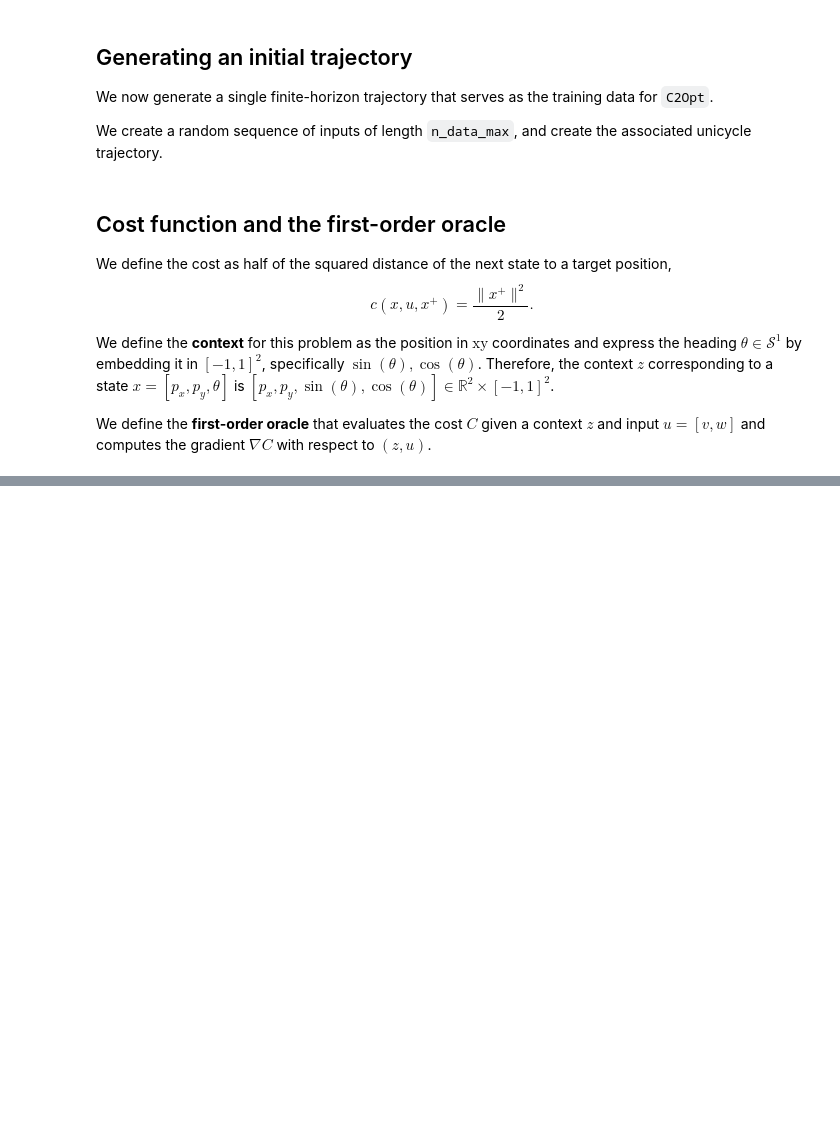
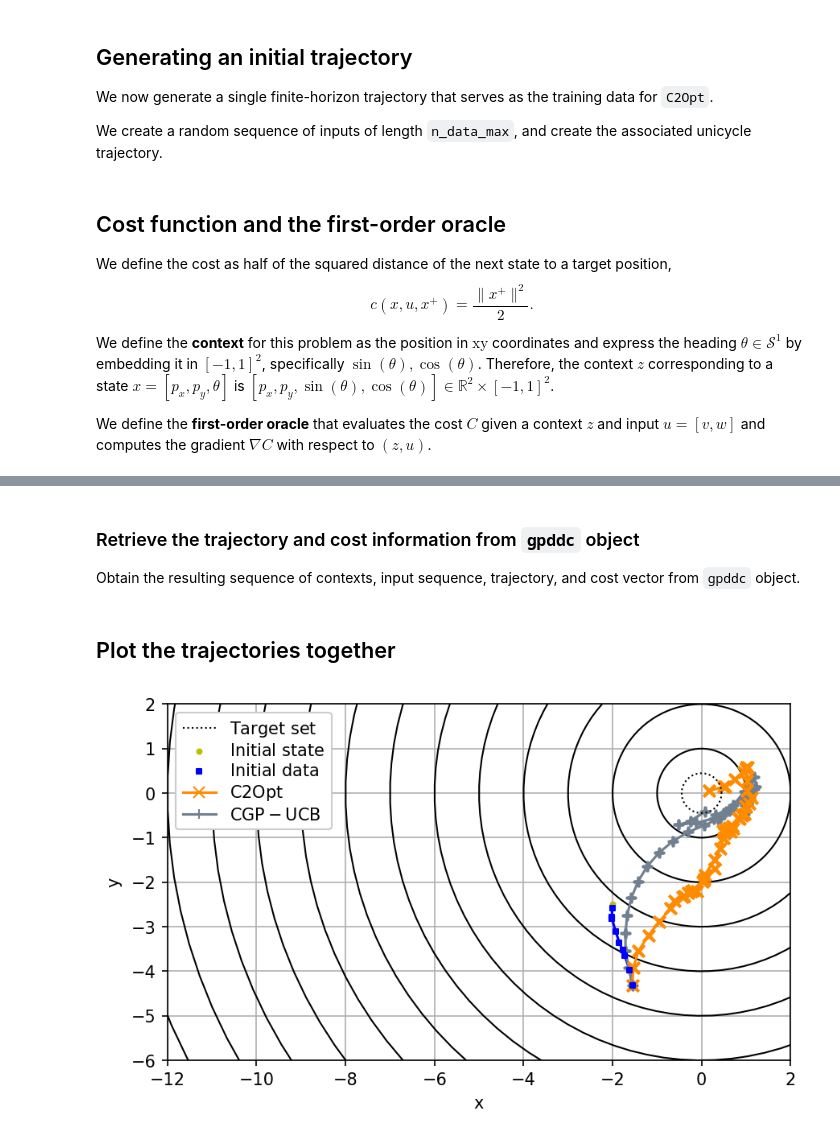
Before and after one commit to abyvinod/ACC2020_C2Opt, a Jupyter notebook: C2Opt.ipynb, the cells around one changed output, grey strips where cells are left out. Cells and saved outputs as stored; diff of their text form; code cells hidden in the pictures; blank space fills up the shorter version.

```diff
--- a/C2Opt.ipynb
+++ b/C2Opt.ipynb
@@ -386,0 +425,46 @@ z_query = [[ 0.5   0.14  0.3   0.95 -3.41 -0.98]] | Optimistic cost = -0.5188 |
+# %% [markdown]
+### Retrieve the trajectory and cost information from `gpddc` object
+
+Obtain the resulting sequence of contexts, input sequence, trajectory, and cost vector from `gpddc` object.
+# %%
+# Retrieve the context vector followed by GPyOpt (CGP-UCB)
+context_vec = gpddc.bo_step.X[:,:gpddc.context_arg_dim]
+# Retrieve the input sequence followed by GPyOpt (CGP-UCB)
+gpyopt_input_vec = gpddc.bo_step.X[:,gpddc.context_arg_dim:]
+# Retrieve the trajectory followed by GPyOpt (CGP-UCB)
+gpyopt_x, gpyopt_y, gpyopt_sh, gpyopt_ch = context_vec.T
+gpyopt_traj_vec = np.vstack((gpyopt_x, gpyopt_y, np.arctan2(gpyopt_sh, gpyopt_ch))).T
+# Add to the trajectory the last state that caused the exit condition to be true
+gpyopt_traj_vec = np.vstack((gpyopt_traj_vec, one_step_dyn(gpyopt_traj_vec[-1,:], gpyopt_input_vec[-1,:])))
+# Retrieve the cost vector achieved by GPyOpt (CGP-UCB)
+gpyopt_cost_vec = gpddc.bo_step.Y
+# %% [markdown]
+## Plot the trajectories together
+# %%
+ax = draw_initial_plot(xlim_tup, ylim_tup, target_position, cost_thresh,
+                       initial_state, rand_init_traj_vec)
+plt.plot(gpyopt_traj_vec[n_data_max:, 0], gpyopt_traj_vec[n_data_max:, 1], color=gpddc.marker_color)
+for iter_count in range(gpyopt_traj_vec.shape[0] - n_data_max):
+    plt.scatter(gpyopt_traj_vec[n_data_max:, 0], gpyopt_traj_vec[n_data_max:, 1],
+                iter_count, color=gpddc.marker_color, marker=gpddc.marker_type,
+                zorder=gpddc.zorder)
+ax.plot(gpyopt_traj_vec[-2:, 0], gpyopt_traj_vec[-2:, 1],'-' + gpddc.marker_type,
+        ms = np.sqrt(iter_count-1), color=gpddc.marker_color, label=gpddc.marker_label)
+
+plt.plot(c2opt_traj_vec[n_data_max:, 0], c2opt_traj_vec[n_data_max:, 1], color=smddc.marker_color)
+for iter_count in range(c2opt_traj_vec.shape[0] - n_data_max):
+    plt.scatter(c2opt_traj_vec[n_data_max:, 0], c2opt_traj_vec[n_data_max:, 1],
+                iter_count, color=smddc.marker_color, marker=smddc.marker_type,
+                zorder=smddc.zorder)
+ax.plot(c2opt_traj_vec[-2:, 0], c2opt_traj_vec[-2:, 1],'-' + smddc.marker_type,
+        ms = np.sqrt(iter_count-1), color=smddc.marker_color, label=smddc.marker_label)
+
+# Reorder the legend
+handles, labels = plt.gca().get_legend_handles_labels()
+order = [0,3,4,2,1]
+ax.legend([handles[idx] for idx in order],[labels[idx] for idx in order],
+          loc='upper left', ncol=1, prop={'size': 1 * fig_fontsize}, labelspacing=0.25, framealpha=1)
+plt.tight_layout()
+plt.show()
+# %% [output]
+[figure, added]
```
Also changed, not shown: parts of 20 cells of this notebook, 6 other files.
